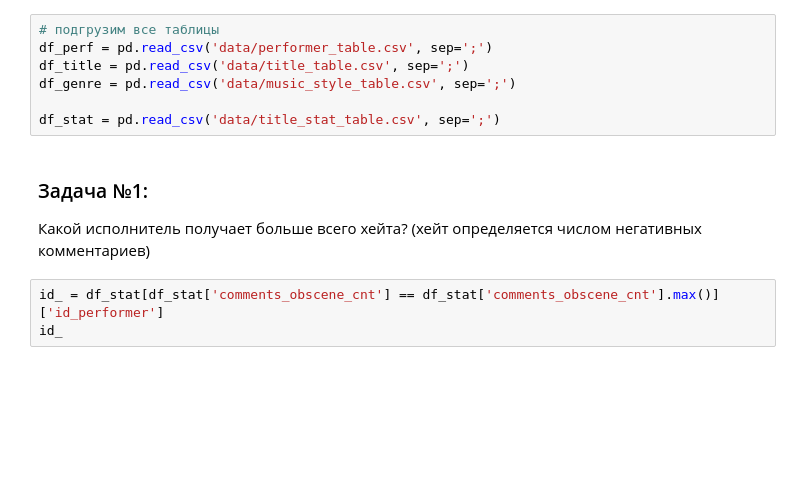
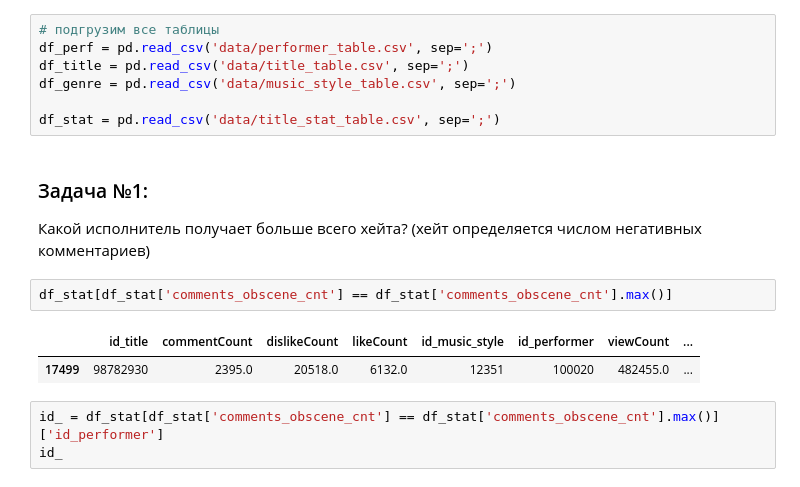
Before and after one commit to AnastasiyaMax/MLDS_python_course_fall22, a Jupyter notebook: week_5-6_pandas/pandas_advanced.ipynb, the cells around one changed output. Drawn from its saved outputs; the diff is of its cells as text; blank space fills up the shorter version.

```diff
--- a/week_5-6_pandas/pandas_advanced.ipynb
+++ b/week_5-6_pandas/pandas_advanced.ipynb
@@ -157,6 +157,11 @@ df_stat = pd.read_csv('data/title_stat_table.csv', sep=';')
 ### Задача №1:
 
 Какой исполнитель получает больше всего хейта? (хейт определяется числом негативных комментариев)
+# %%
+df_stat[df_stat['comments_obscene_cnt'] == df_stat['comments_obscene_cnt'].max()]
+# %% [output]
+|  | id_title | commentCount | dislikeCount | likeCount | id_music_style | id_performer | viewCount | ... |
+| 17499 | 98782930 | 2395.0 | 20518.0 | 6132.0 | 12351 | 100020 | 482455.0 | ... |
 # %%
 id_ = df_stat[df_stat['comments_obscene_cnt'] == df_stat['comments_obscene_cnt'].max()]['id_performer']
 id_
```
Also changed, not shown: parts of 19 cells of this notebook.
